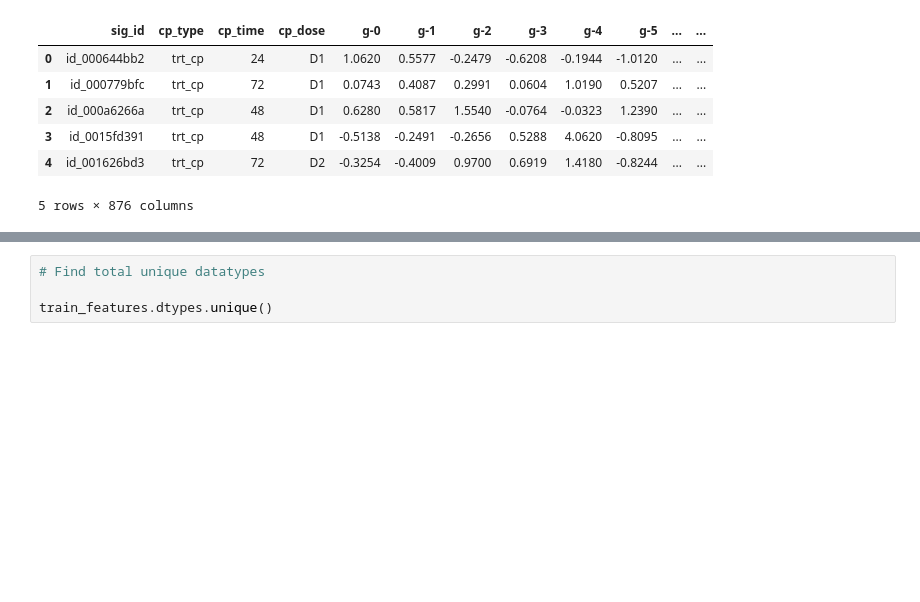
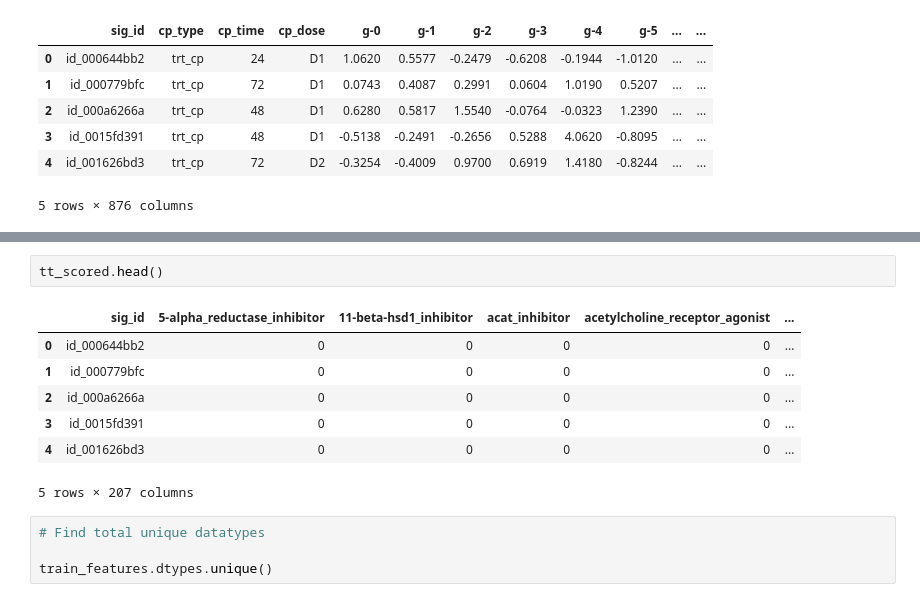
Before and after one commit to G-Sprouts/capstone2_moa, a Jupyter notebook: GW -- Drug Discovery -- Kaggle.ipynb, the cells around one changed output, grey strips where cells are left out. Drawn from its saved outputs; the diff is of its cells as text; blank space fills up the shorter version.

```diff
--- a/GW -- Drug Discovery -- Kaggle.ipynb
+++ b/GW -- Drug Discovery -- Kaggle.ipynb
@@ -44,3 +54,13 @@ train_features.head()
+# %%
+tt_scored.head()
+# %% [output]
+|  | sig_id | 5-alpha_reductase_inhibitor | 11-beta-hsd1_inhibitor | acat_inhibitor | acetylcholine_receptor_agonist | ... |
+| 0 | id_000644bb2 | 0 | 0 | 0 | 0 | ... |
+| 1 | id_000779bfc | 0 | 0 | 0 | 0 | ... |
+| 2 | id_000a6266a | 0 | 0 | 0 | 0 | ... |
+| 3 | id_0015fd391 | 0 | 0 | 0 | 0 | ... |
+| 4 | id_001626bd3 | 0 | 0 | 0 | 0 | ... |
+5 rows × 207 columns
 # %%
 # Find total unique datatypes
 
```
Also changed, not shown: parts of 22 cells of this notebook.
